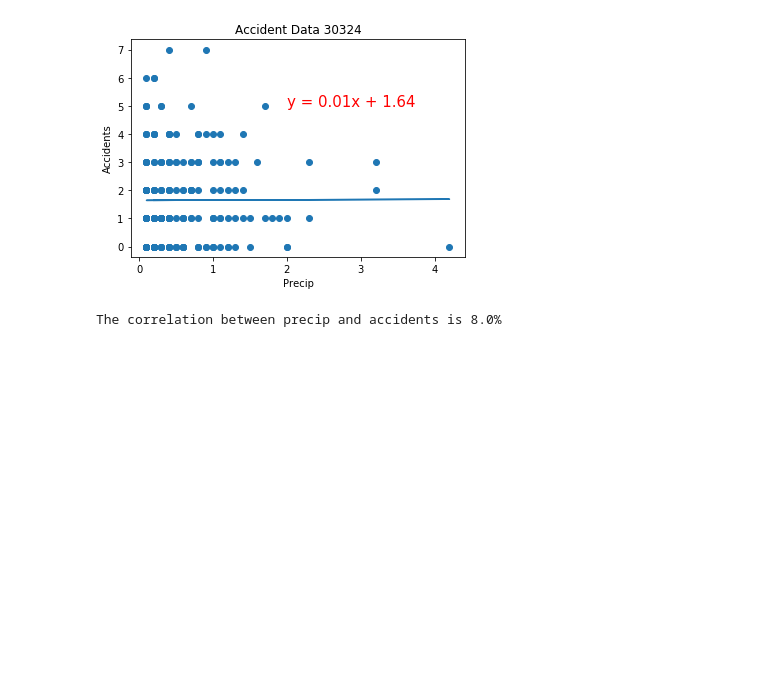
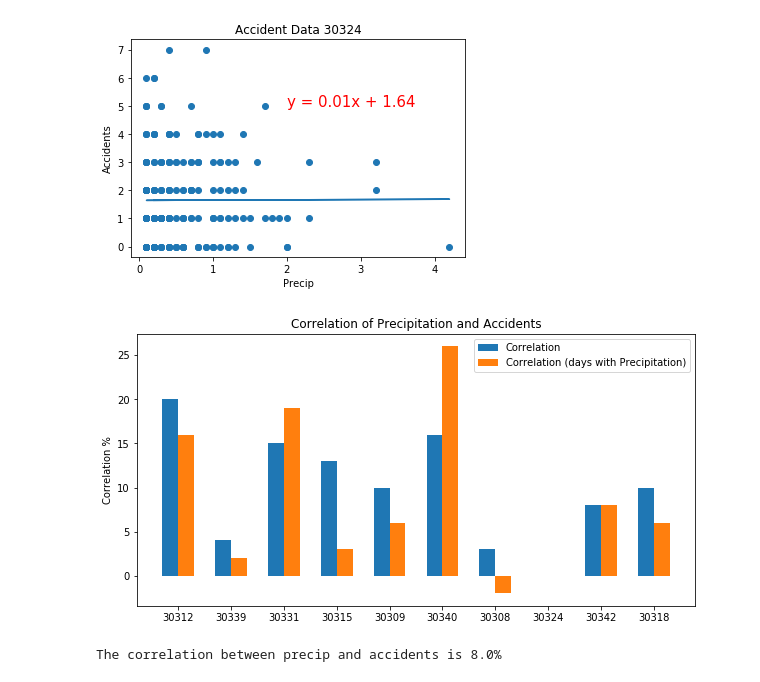
Before and after one commit to alexcaughman/iteration_station, a Jupyter notebook: slw_bar_charts-FINAL.ipynb, the cells around one changed output. Drawn from its saved outputs; the diff is of its cells as text; code cells hidden in the pictures; blank space fills up the shorter version.

Commit message:
slw bar chart notebook

```diff
--- a/slw_bar_charts-FINAL.ipynb
+++ b/slw_bar_charts-FINAL.ipynb
@@ -249,38 +250,75 @@ print(f"The correlation between precip and accidents is {corr}%")
 The correlation between precip and accidents is 0.0%
 [figure]
 # %%
-# Not used
+# list of correlations to days with precipitation and traffic accidents
+pcorr30312=round(st.pearsonr(precip30312['Precipitation'], precip30312['Accident_ct'])[0],2)*100
+pcorr30339=round(st.pearsonr(precip30339['Precipitation'], precip30339['Accident_ct'])[0],2)*100
+pcorr30331=round(st.pearsonr(precip30331['Precipitation'], precip30331['Accident_ct'])[0],2)*100
+pcorr30315=round(st.pearsonr(precip30315['Precipitation'], precip30315['Accident_ct'])[0],2)*100
+pcorr30309=round(st.pearsonr(precip30309['Precipitation'], precip30309['Accident_ct'])[0],2)*100
+pcorr30340=round(st.pearsonr(precip30340['Precipitation'], precip30340['Accident_ct'])[0],2)*100
+pcorr30308=round(st.pearsonr(precip30308['Precipitation'], precip30308['Accident_ct'])[0],2)*100
+pcorr30324=round(st.pearsonr(precip30324['Precipitation'], precip30324['Accident_ct'])[0],2)*100
+pcorr30342=round(st.pearsonr(precip30342['Precipitation'], precip30342['Accident_ct'])[0],2)*100
+pcorr30318=round(st.pearsonr(precip30318['Precipitation'], precip30318['Accident_ct'])[0],2)*100
+pcorrlist=[pcorr30312,pcorr30339,pcorr30331,pcorr30315,pcorr30309,
+              pcorr30340,pcorr30308,pcorr30324,pcorr30342,pcorr30318]
 
-# pcorr30312=round(st.pearsonr(precip30312['Precipitation'], precip30312['Accident_ct'])[0],2)*100
-# pcorr30339=round(st.pearsonr(precip30339['Precipitation'], precip30339['Accident_ct'])[0],2)*100
-# pcorr30331=round(st.pearsonr(precip30331['Precipitation'], precip30331['Accident_ct'])[0],2)*100
-# pcorr30315=round(st.pearsonr(precip30315['Precipitation'], precip30315['Accident_ct'])[0],2)*100
-# pcorr30309=round(st.pearsonr(precip30309['Precipitation'], precip30309['Accident_ct'])[0],2)*100
-# pcorr30340=round(st.pearsonr(precip30340['Precipitation'], precip30340['Accident_ct'])[0],2)*100
-# pcorr30308=round(st.pearsonr(precip30308['Precipitation'], precip30308['Accident_ct'])[0],2)*100
-# pcorr30324=round(st.pearsonr(precip30324['Precipitation'], precip30324['Accident_ct'])[0],2)*100
-# pcorr30342=round(st.pearsonr(precip30342['Precipitation'], precip30342['Accident_ct'])[0],2)*100
-# pcorr30318=round(st.pearsonr(precip30318['Precipitation'], precip30318['Accident_ct'])[0],2)*100
-# pcorrlist=[pcorr30312,pcorr30339,pcorr30331,pcorr30315,pcorr30309,
-#               pcorr30340,pcorr30308,pcorr30324,pcorr30342,pcorr30318]
-
-# ppcorr30312=round(st.pearsonr(zip30312_df['Precipitation'], zip30312_df['Accident_ct'])[0],2)*100
-# ppcorr30339=round(st.pearsonr(zip30339_df['Precipitation'], zip30339_df['Accident_ct'])[0],2)*100
-# ppcorr30331=round(st.pearsonr(zip30331_df['Precipitation'], zip30331_df['Accident_ct'])[0],2)*100
-# ppcorr30315=round(st.pearsonr(zip30315_df['Precipitation'], zip30315_df['Accident_ct'])[0],2)*100
-# ppcorr30309=round(st.pearsonr(zip30309_df['Precipitation'], zip30309_df['Accident_ct'])[0],2)*100
-# ppcorr30340=round(st.pearsonr(zip30340_df['Precipitation'], zip30340_df['Accident_ct'])[0],2)*100
-# ppcorr30308=round(st.pearsonr(zip30308_df['Precipitation'], precip30308_df['Accident_ct'])[0],2)*100
-# ppcorr30324=round(st.pearsonr(zip30324_df['Precipitation'], precip30324_df['Accident_ct'])[0],2)*100
-# ppcorr30342=round(st.pearsonr(zip30342_df['Precipitation'], precip30342_df['Accident_ct'])[0],2)*100
-# ppcorr30318=round(st.pearsonr(zip30318_df['Precipitation'], precip30318_df['Accident_ct'])[0],2)*100
-# ppcorrlist=[pcorr30312,pcorr30339,pcorr30331,pcorr30315,pcorr30309,
-#               pcorr30340,pcorr30308,pcorr30324,pcorr30342,pcorr30318]
+# list of correlations to all days and traffic accidents
+corr30312=round(st.pearsonr(zip30312_df['Precipitation'], zip30312_df['Accident_ct'])[0],2)*100
+corr30339=round(st.pearsonr(zip30339_df['Precipitation'], zip30339_df['Accident_ct'])[0],2)*100
+corr30331=round(st.pearsonr(zip30331_df['Precipitation'], zip30331_df['Accident_ct'])[0],2)*100
+corr30315=round(st.pearsonr(zip30315_df['Precipitation'], zip30315_df['Accident_ct'])[0],2)*100
+corr30309=round(st.pearsonr(zip30309_df['Precipitation'], zip30309_df['Accident_ct'])[0],2)*100
+corr30340=round(st.pearsonr(zip30340_df['Precipitation'], zip30340_df['Accident_ct'])[0],2)*100
+corr30308=round(st.pearsonr(zip30308_df['Precipitation'], zip30308_df['Accident_ct'])[0],2)*100
+corr30324=round(st.pearsonr(zip30324_df['Precipitation'], zip30324_df['Accident_ct'])[0],2)*100
+corr30342=round(st.pearsonr(zip30342_df['Precipitation'], zip30342_df['Accident_ct'])[0],2)*100
+corr30318=round(st.pearsonr(zip30318_df['Precipitation'], zip30318_df['Accident_ct'])[0],2)*100
+corrlist=[corr30312,corr30339,corr30331,corr30315,corr30309,
+              corr30340,corr30308,corr30324,corr30342,corr30318]
 
 
 
-# print(ppcorrlist)
+# print(corrlist)
 # print(pcorrlist)
+
+
+# Numbers of doubles of bars you want
+N = 10
+
+# Data on X-axis
+
+
+blue_bar = (corrlist)
+orange_bar = (pcorrlist)
+
+# Position of bars on x-axis
+ind = np.arange(N)
+
+# Figure size
+plt.figure(figsize=(10,5))
+
+# Width of a bar
+width = 0.3
+
+# Plotting
+plt.bar(ind, blue_bar , width, label='Correlation')
+plt.bar(ind + width, orange_bar, width, label='Correlation (days with Precipitation)')
+
+plt.ylabel('Correlation %')
+plt.title('Correlation of Precipitation and Accidents')
+
+# xticks()
+# First argument - A list of positions at which ticks should be placed
+# Second argument -  A list of labels to place at the given locations
+plt.xticks(ind + width/2 , (x_ticks_labels))
+
+# Finding the best position for legends and putting it
+plt.legend(loc='best')
+plt.show()
+# %% [output]
+[figure, added]
 # %%
 # precip30342
 
```
Also changed, not shown: parts of 8 cells of this notebook.
